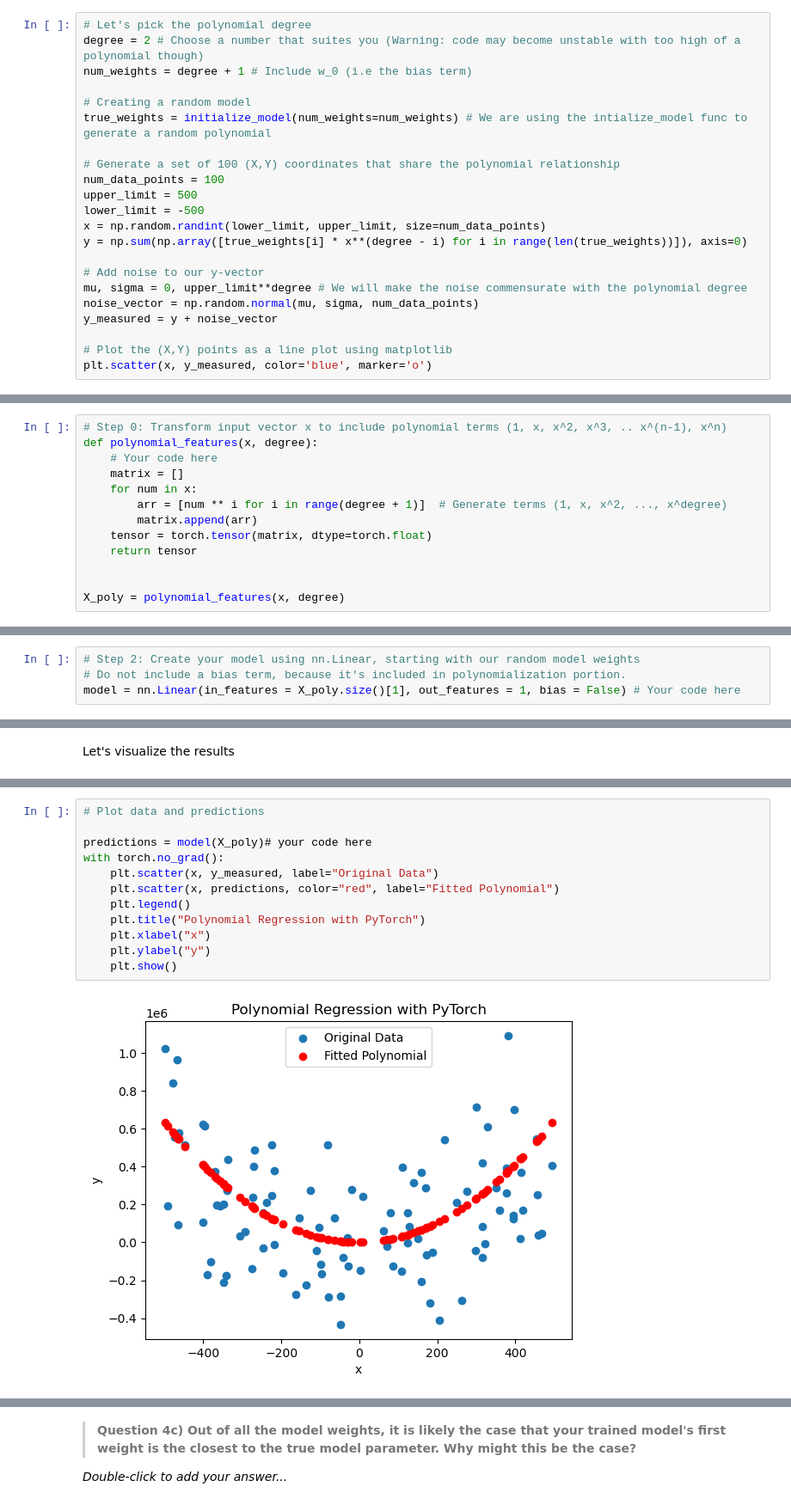
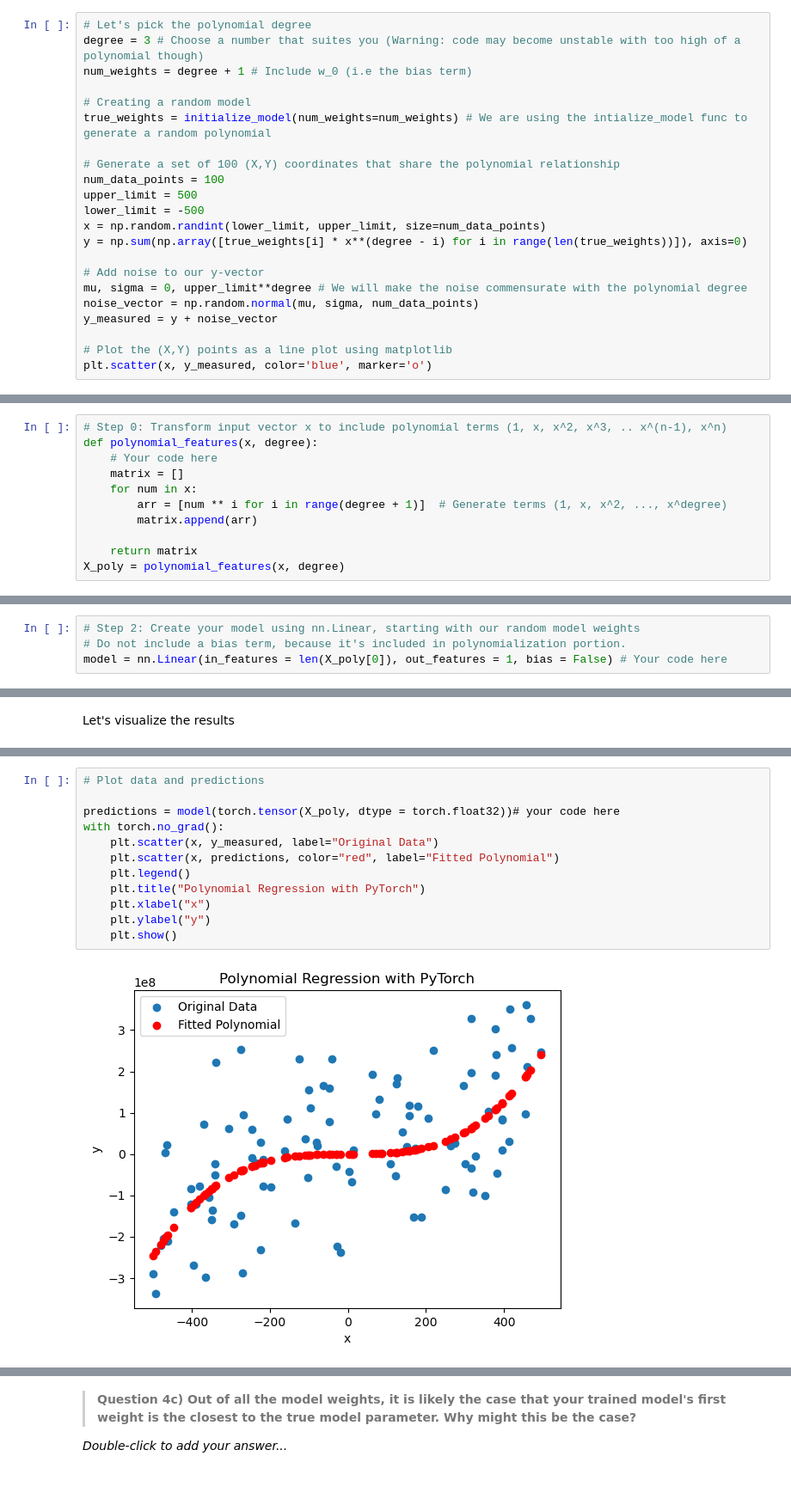
Before and after one commit to UserZetsu/dl-for-bioscience, a Jupyter notebook: Homework_ML_Basics.ipynb, the cells around one changed output, grey strips where cells are left out. Shown: that part at 86% size. Cells and saved outputs as stored; diff of their text form.

```diff
--- a/Homework_ML_Basics.ipynb
+++ b/Homework_ML_Basics.ipynb
@@ -358,7 +361,7 @@ test_loss = loss(q3_predict, y_test)
 First, let's re-establish our data set with a higher degree polynomial.
 # %%
 # Let's pick the polynomial degree
-degree = 2 # Choose a number that suites you (Warning: code may become unstable with too high of a polynomial though)
+degree = 3 # Choose a number that suites you (Warning: code may become unstable with too high of a polynomial though)
 num_weights = degree + 1 # Include w_0 (i.e the bias term)
 
 # Creating a random model
@@ -391,10 +394,8 @@ def polynomial_features(x, degree):
     for num in x:
         arr = [num ** i for i in range(degree + 1)]  # Generate terms (1, x, x^2, ..., x^degree)
         matrix.append(arr)
-    tensor = torch.tensor(matrix, dtype=torch.float)
-    return tensor
 
-
+    return matrix
 X_poly = polynomial_features(x, degree)
 # %% [markdown]
 Now, we accomplish Steps 1-4 from above.
@@ -406,7 +407,7 @@ num_epochs = 200 # Choose number that suits you # Epochs is the number of times
 # %%
 # Step 2: Create your model using nn.Linear, starting with our random model weights
 # Do not include a bias term, because it's included in polynomialization portion.
-model = nn.Linear(in_features = X_poly.size()[1], out_features = 1, bias = False) # Your code here
+model = nn.Linear(in_features = len(X_poly[0]), out_features = 1, bias = False) # Your code here
 # %% [markdown]
 > **Question 4b) What is your activation function for this neural network?**
 
@@ -520,17 +488,17 @@ plt.plot(np.arange(len(losses)), losses , label='Loss Plot', color='blue')
 # %%
 # Plot data and predictions
 
-predictions = model(X_poly)# your code here
+predictions = model(torch.tensor(X_poly, dtype = torch.float32))# your code here
 with torch.no_grad():
     plt.scatter(x, y_measured, label="Original Data")
     plt.scatter(x, predictions, color="red", label="Fitted Polynomial")
     plt.legend()
     plt.title("Polynomial Regression with PyTorch")
     plt.xlabel("x")
     plt.ylabel("y")
     plt.show()
 # %% [output]
-[figure, old version]
+[figure, new version]
 # %%
 def evaluate(test_dataset, model, criterion):
     # Set the model to evaluation mode
```
Also changed, not shown: parts of 22 cells of this notebook.
